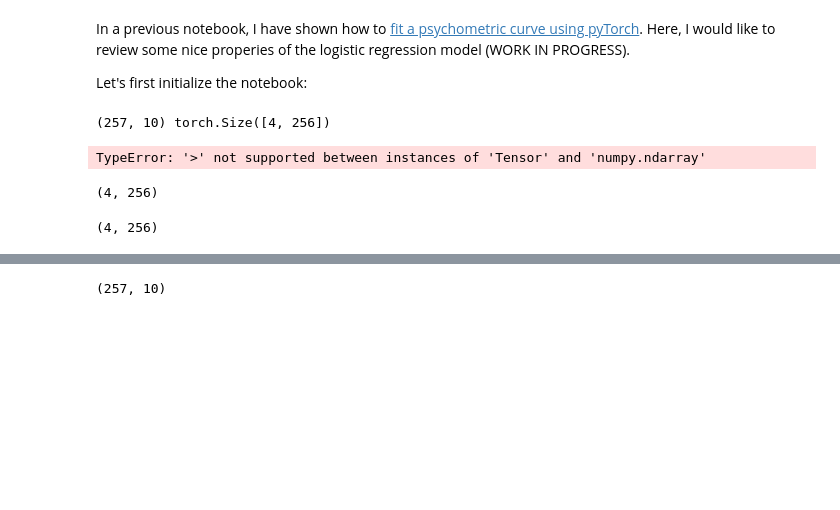
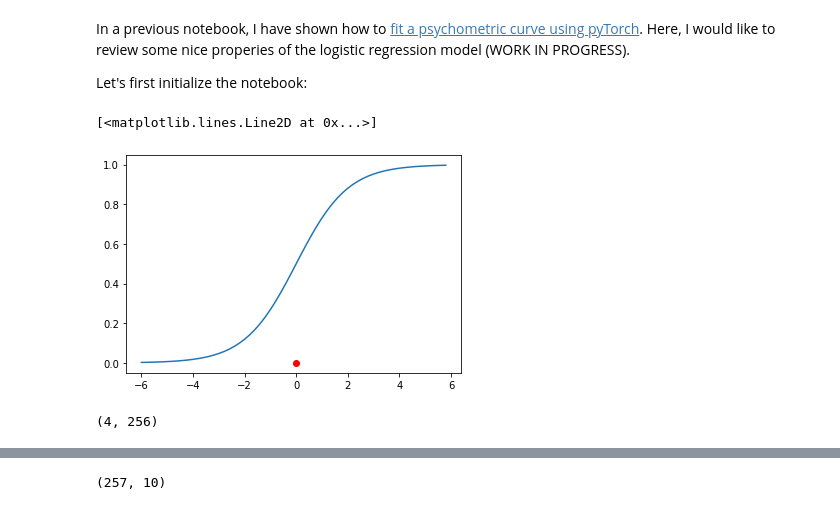
Before and after one commit to camillebesnainou/2022-01-10-polychrony, a Jupyter notebook: 2021-12-12-logistic-regression.ipynb, the cells around one changed output, grey strips where cells are left out. Cells and saved outputs as stored; diff of their text form; code cells hidden in the pictures; blank space fills up the shorter version.

```diff
--- a/2021-12-12-logistic-regression.ipynb
+++ b/2021-12-12-logistic-regression.ipynb
@@ -32,20 +32,18 @@ def get_data(W, seed, N_batch):
     y = p > np.random.rand(N_batch, n_classes)  # generate data
 
     return factors, p, y
-# %%
-p = psychometric_function(W, factors)
-y = p > np.random.rand(N_batch, n_classes)
-print(factors, p, y)
-# %% [output]
-(257, 10) torch.Size([4, 256])
-TypeError: '>' not supported between instances of 'Tensor' and 'numpy.ndarray'
+# %%
+vals = np.arange(-6, 6, 0.2)
+toto = []
+for vcici in vals:
+    toto.append(1 / (1 + np.exp(-vcici)))
+plt.plot(vals, toto);
+plt.plot(p[1,1],marker="o", color="red")
+# %% [output]
+[<matplotlib.lines.Line2D at 0x...>]
+[figure, added]
 # %%
 factors = np.random.randn(N_batch, N)
 factors.shape
 # %% [output]
 (4, 256)
-# %%
-factors = np.random.randn(N_batch, N)
-factors.shape
-# %% [output]
-(4, 256)
```
Also changed, not shown: parts of 7 cells of this notebook.
